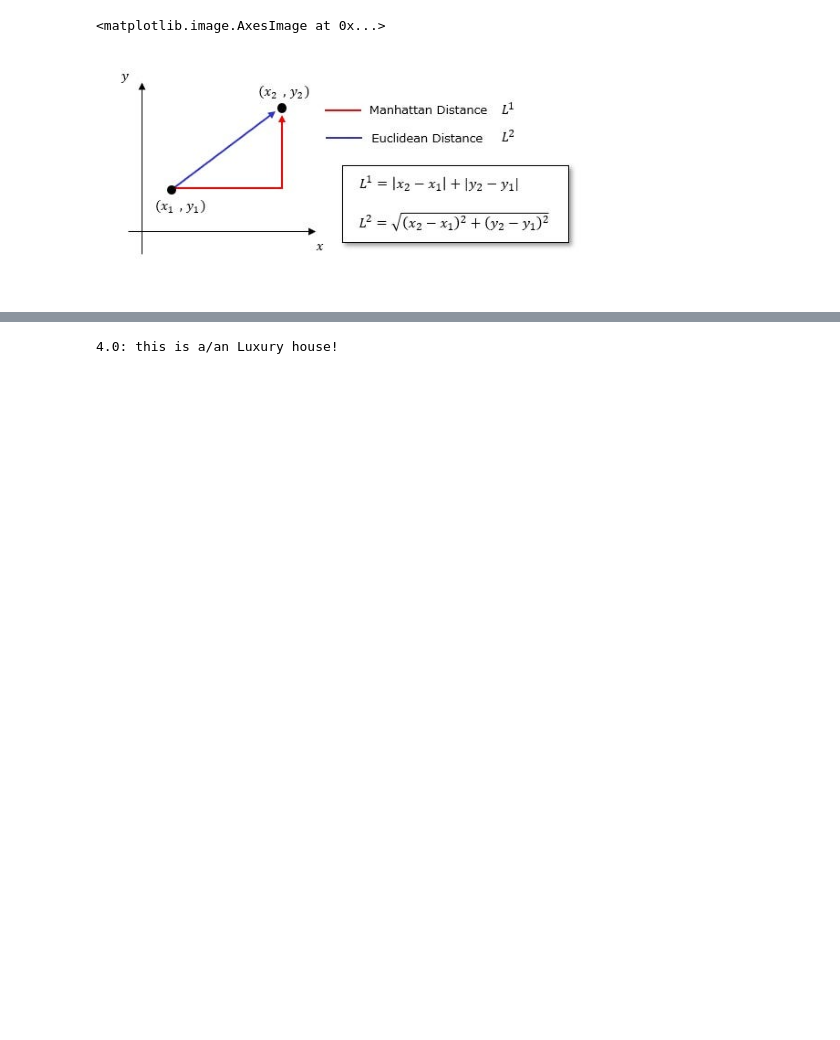
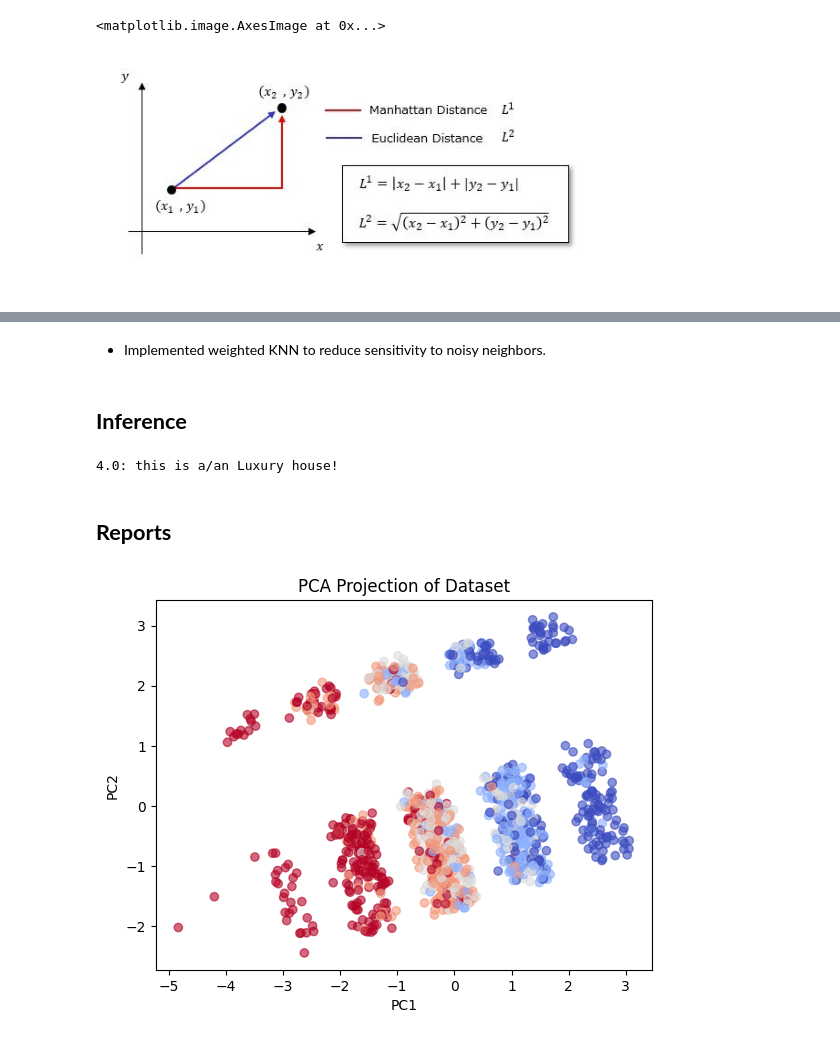
Before and after one commit to parsahmadian/KNN-Numpy-only, a Jupyter notebook: k_nearest_neighbors.ipynb, the cells around one changed output, grey strips where cells are left out. Drawn from its saved outputs; the diff is of its cells as text; code cells hidden in the pictures; blank space fills up the shorter version.

Commit message:
vectorize & visualize

```diff
--- a/k_nearest_neighbors.ipynb
+++ b/k_nearest_neighbors.ipynb
@@ -44,10 +50,20 @@ labels_name = {
 def dimension_test(X, x_new):
     assert X.shape[1] == x_new.shape[0]
 # %%
-# Feature scaling is mandatory for KNN.
-def standardize(X):
+def standardize(X): # Feature scaling is mandatory for KNN.
     mean = np.mean(X, axis=0)
     std = np.std(X, axis=0, ddof=0)
     return (X - mean) / (std + 1e-8)
+
+def pca(X, x_new, k_dim=2):
+    cov_matrix = np.cov(X.T)
+    eigenvalues, eigenvectors = np.linalg.eig(cov_matrix)
+    idx = np.argsort(eigenvalues)[::-1]
+    top_k_eigenvectors = eigenvectors[:, idx[:k_dim]]
+    X_pca = X.dot(top_k_eigenvectors)
+
+    x_new_pca = x_new.dot(top_k_eigenvectors)
+
+    return X_pca, x_new_pca
 # %%
 def euclidean(a, b):
@@ -82,8 +105,29 @@ def knn_predict(X_train, y_train, x_new, k):
+# %% [markdown]
+- Implemented weighted KNN to reduce sensitivity to noisy neighbors.
+# %% [markdown]
+## **Inference**
 # %%
-X = standardize(x)
-# dimension_test(X, x_new)
-y_pred = knn_predict(X, y, x_new, k)
+# dimension_test(x, x_new)
+# preprocessing
+x_scaled = standardize(x)
+x_new_scaled = standardize(x_new)
+X, x_new = pca(x_scaled, x_new_scaled)
+
+# prediction
+y_pred = knn_predict(X, y, x_new, k, distance_metric)
+
+# get the label name
 y_pred_label = labels_name.get(y_pred)
 print(f"{y_pred}: this is a/an {y_pred_label} house!")
 # %% [output]
 4.0: this is a/an Luxury house!
+# %% [markdown]
+## **Reports**
+# %%
+plt.scatter(X[:, 0], X[:, 1], c=y, cmap="coolwarm", alpha=0.6)
+plt.title("PCA Projection of Dataset")
+plt.xlabel("PC1")
+plt.ylabel("PC2")
+plt.show()
+# %% [output]
+[figure, added]
```
Also changed, not shown: parts of 9 cells of this notebook.
